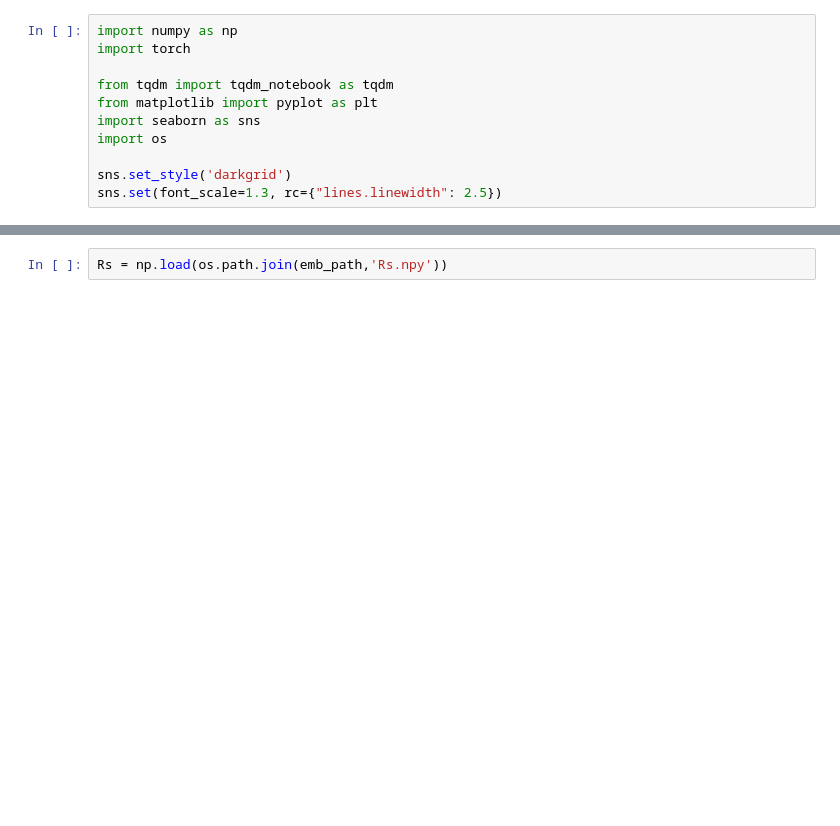
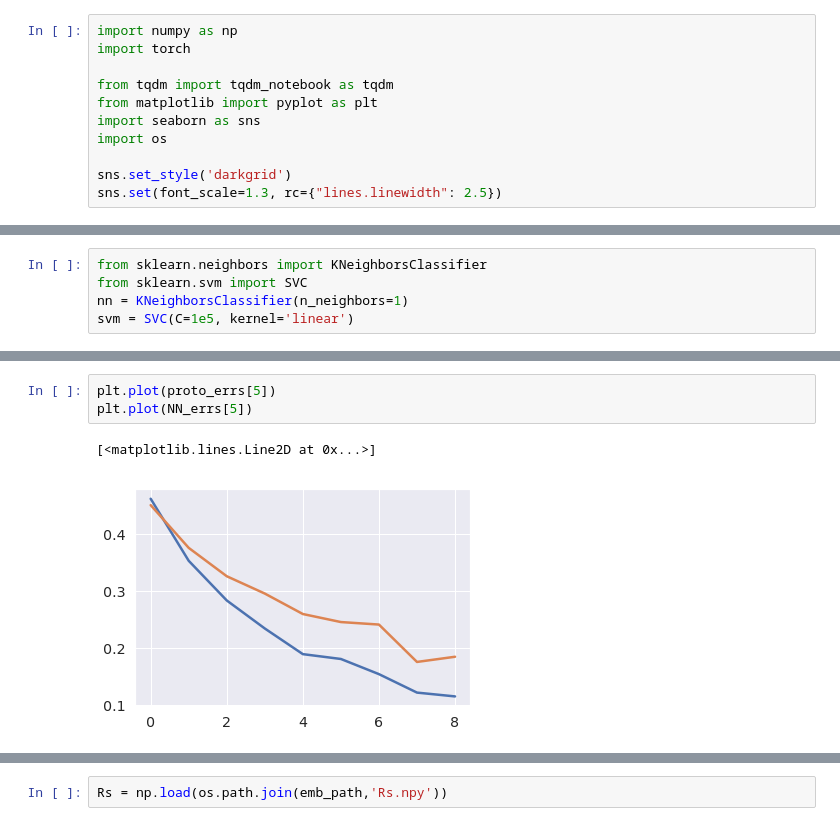
Before and after one commit to bsorsch/geometry-fewshot-learning, a Jupyter notebook: NN high-D.ipynb, the cells around one changed output, grey strips where cells are left out. Cells and saved outputs as stored; diff of their text form; blank space fills up the shorter version.

```diff
--- a/NN high-D.ipynb
+++ b/NN high-D.ipynb
@@ -15,0 +18,5 @@ os.environ["CUDA_VISIBLE_DEVICES"]="0"
+# %%
+from sklearn.neighbors import KNeighborsClassifier
+from sklearn.svm import SVC
+nn = KNeighborsClassifier(n_neighbors=1)
+svm = SVC(C=1e5, kernel='linear')
@@ -15,0 +174,6 @@ os.environ["CUDA_VISIBLE_DEVICES"]="0"
+# %%
+plt.plot(proto_errs[5])
+plt.plot(NN_errs[5])
+# %% [output]
+[<matplotlib.lines.Line2D at 0x...>]
+[figure, added]
```
Also changed, not shown: parts of 76 cells of this notebook, 3 other files.
